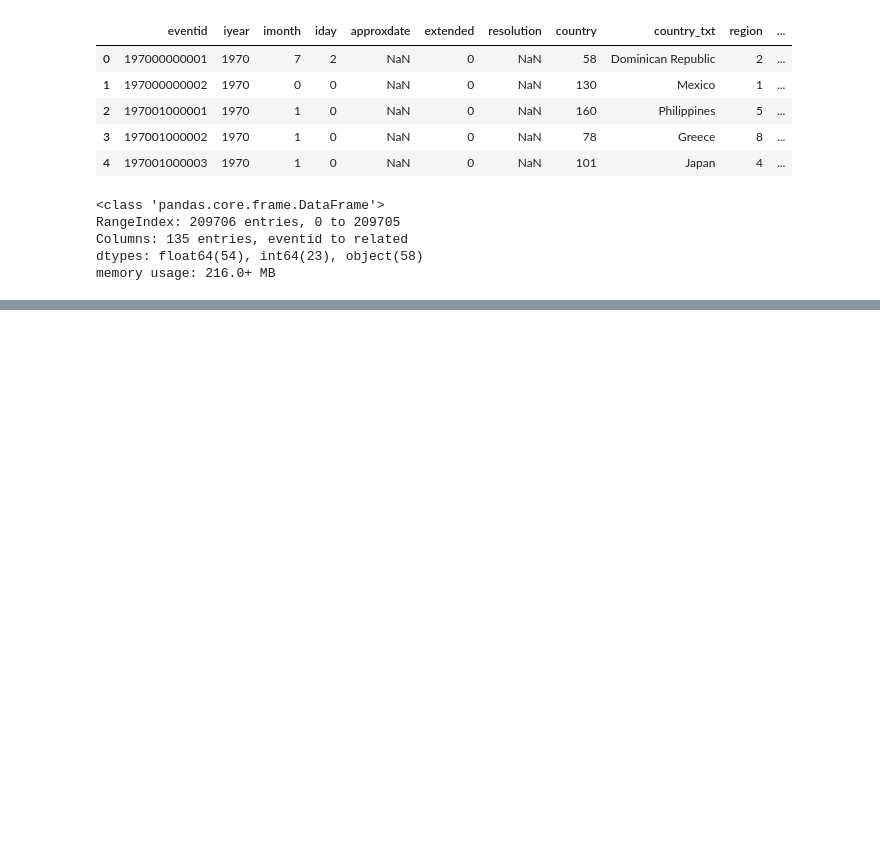
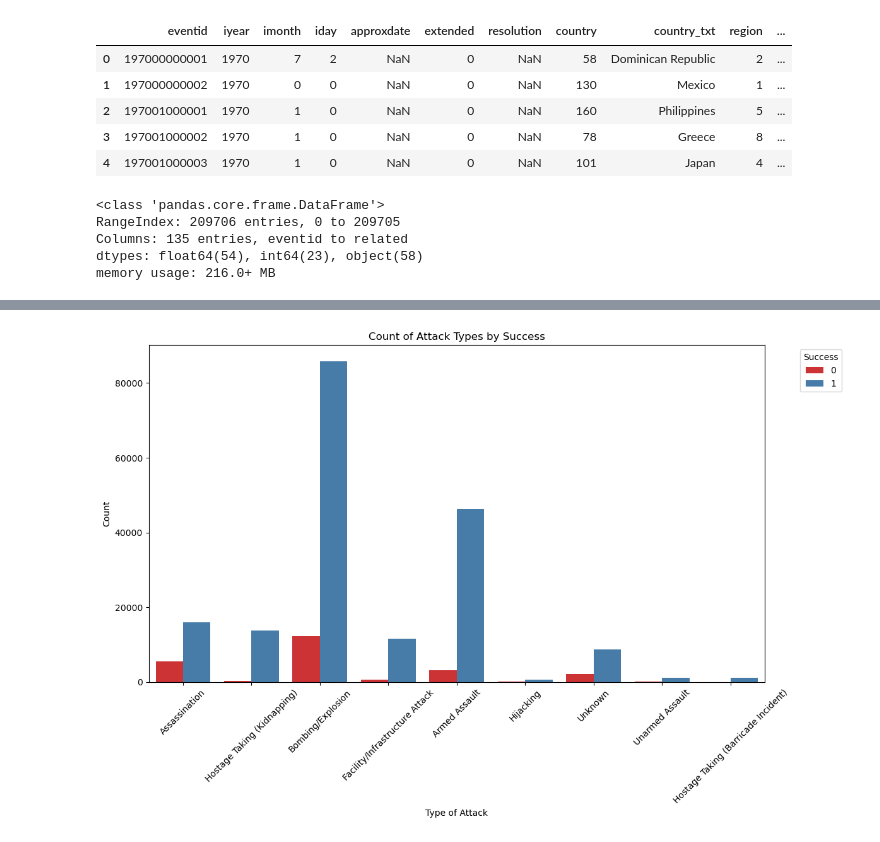
Before and after one commit to OKI300MER/effective_terrorism_exploration, a Jupyter notebook: effective_terrorisim_tactics.ipynb, the cells around one changed output, grey strips where cells are left out. Cells and saved outputs as stored; diff of their text form; code cells hidden in the pictures; blank space fills up the shorter version.

```diff
--- a/effective_terrorisim_tactics.ipynb
+++ b/effective_terrorisim_tactics.ipynb
@@ -97,0 +179,12 @@ such as attack type and success, region and attack frequency, or target type and
+# %%
+plt.figure(figsize=(12, 8))
+sns.countplot(data=cleaned_terrorism_df, x='attacktype1_txt', hue='success', palette='Set1')
+plt.xlabel('Type of Attack')
+plt.ylabel('Count')
+plt.title('Count of Attack Types by Success')
+plt.legend(title='Success', bbox_to_anchor=(1.05, 1), loc='upper left')
+plt.xticks(rotation=45)
+plt.tight_layout()
+plt.show()
+# %% [output]
+[figure, added]
```
Also changed, not shown: parts of 13 cells of this notebook.
